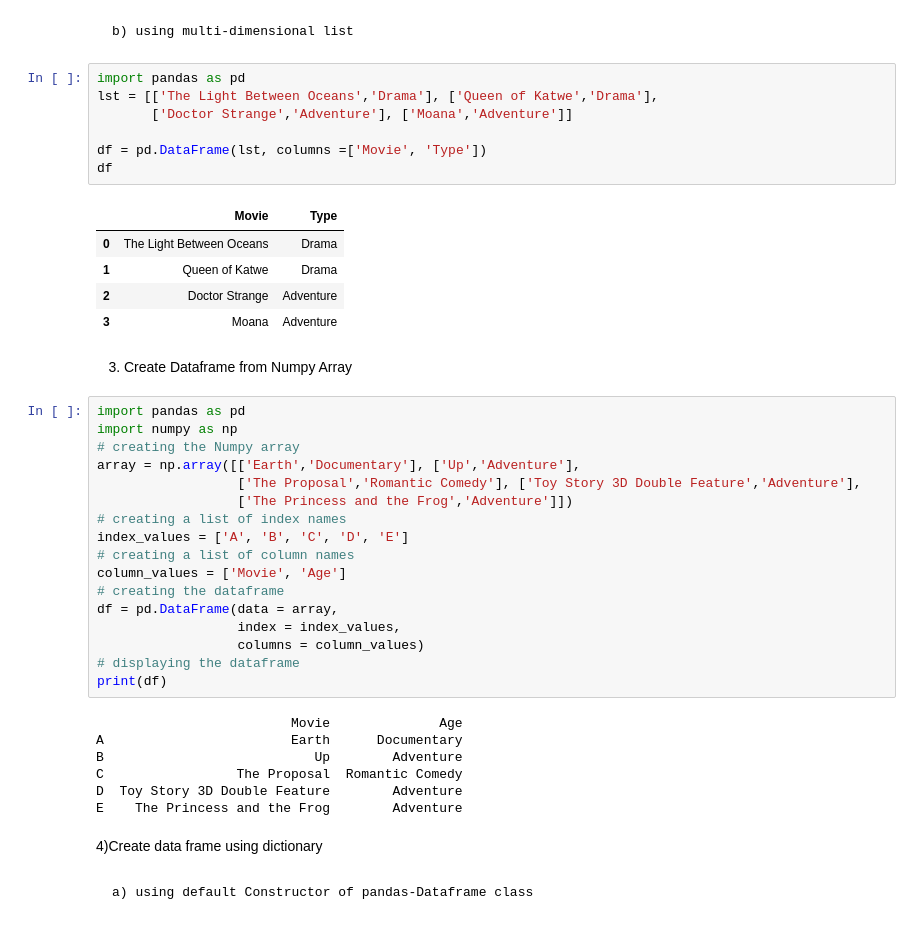
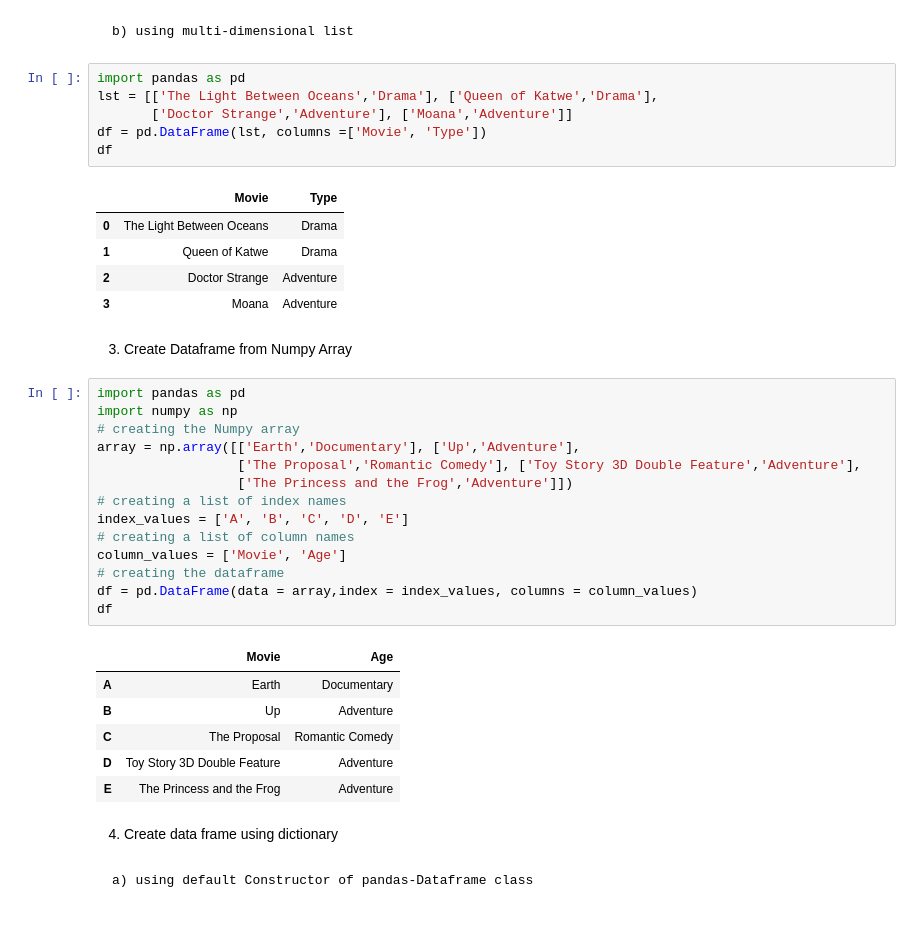
Before and after one commit to shruthi-jay/pandas, a Jupyter notebook: pytho.ipynb, the cells around one changed output. Drawn from its saved outputs; the diff is of its cells as text.

```diff
--- a/pytho.ipynb
+++ b/pytho.ipynb
@@ -89,7 +89,6 @@ df
 import pandas as pd
 lst = [['The Light Between Oceans','Drama'], ['Queen of Katwe','Drama'],
        ['Doctor Strange','Adventure'], ['Moana','Adventure']]
-
 df = pd.DataFrame(lst, columns =['Movie', 'Type'])
 df
 # %% [output]
@@ -103,29 +102,26 @@ df
 # %%
 import pandas as pd
 import numpy as np
 # creating the Numpy array
 array = np.array([['Earth','Documentary'], ['Up','Adventure'],
                   ['The Proposal','Romantic Comedy'], ['Toy Story 3D Double Feature','Adventure'],
                   ['The Princess and the Frog','Adventure']])
 # creating a list of index names
 index_values = ['A', 'B', 'C', 'D', 'E']
 # creating a list of column names
 column_values = ['Movie', 'Age']
 # creating the dataframe
-df = pd.DataFrame(data = array,
-                  index = index_values,
-                  columns = column_values)
-# displaying the dataframe
-print(df)
+df = pd.DataFrame(data = array,index = index_values, columns = column_values)
+df
 # %% [output]
-                         Movie              Age
-A                        Earth      Documentary
-B                           Up        Adventure
-C                 The Proposal  Romantic Comedy
-D  Toy Story 3D Double Feature        Adventure
-E    The Princess and the Frog        Adventure
+|  | Movie | Age |
+| A | Earth | Documentary |
+| B | Up | Adventure |
+| C | The Proposal | Romantic Comedy |
+| D | Toy Story 3D Double Feature | Adventure |
+| E | The Princess and the Frog | Adventure |
 # %% [markdown]
-4)Create data frame using dictionary
+4) Create data frame using dictionary
 # %% [markdown]
     a) using default Constructor of pandas-Dataframe class
 # %%
```
Also changed, not shown: parts of 84 cells of this notebook.
